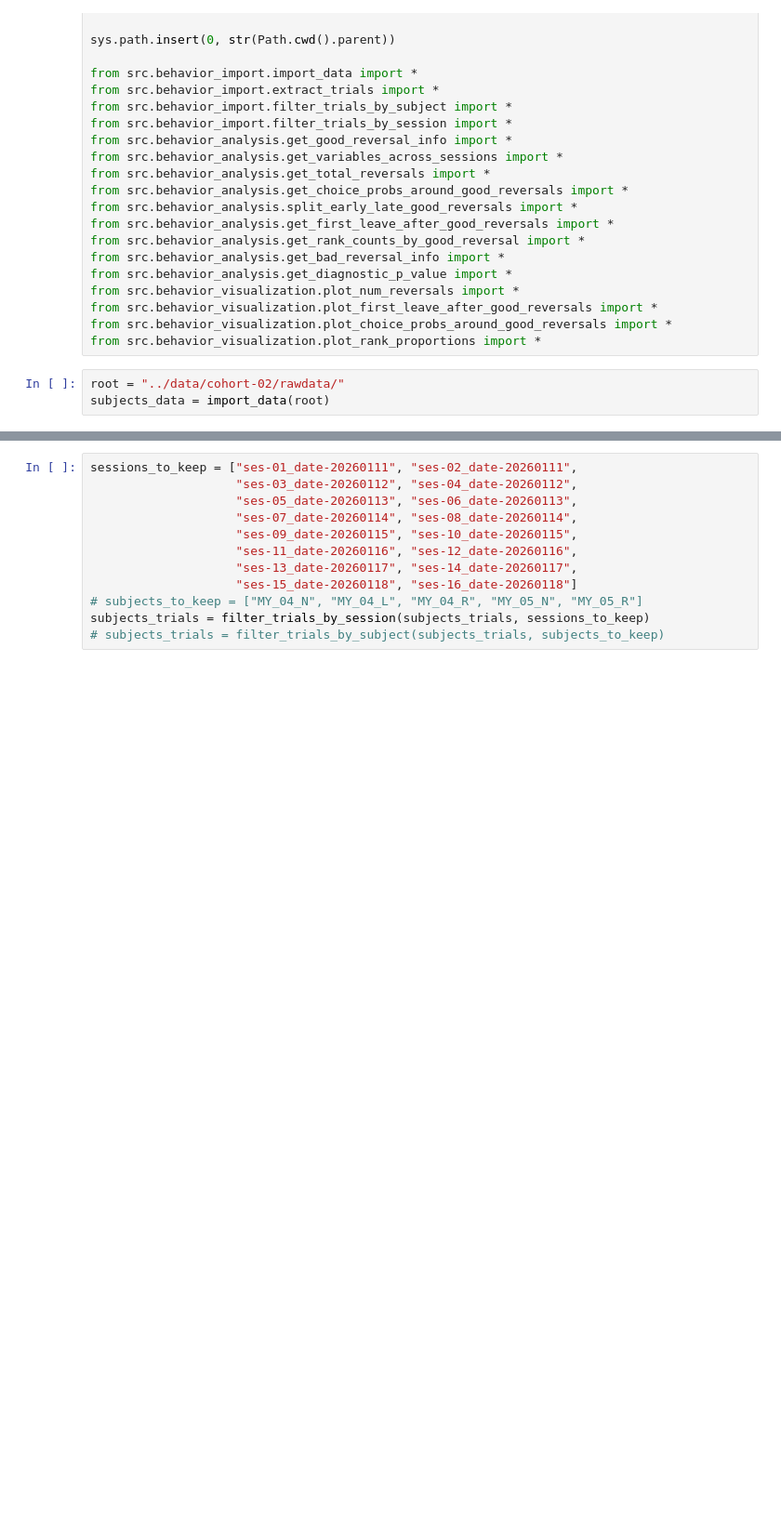
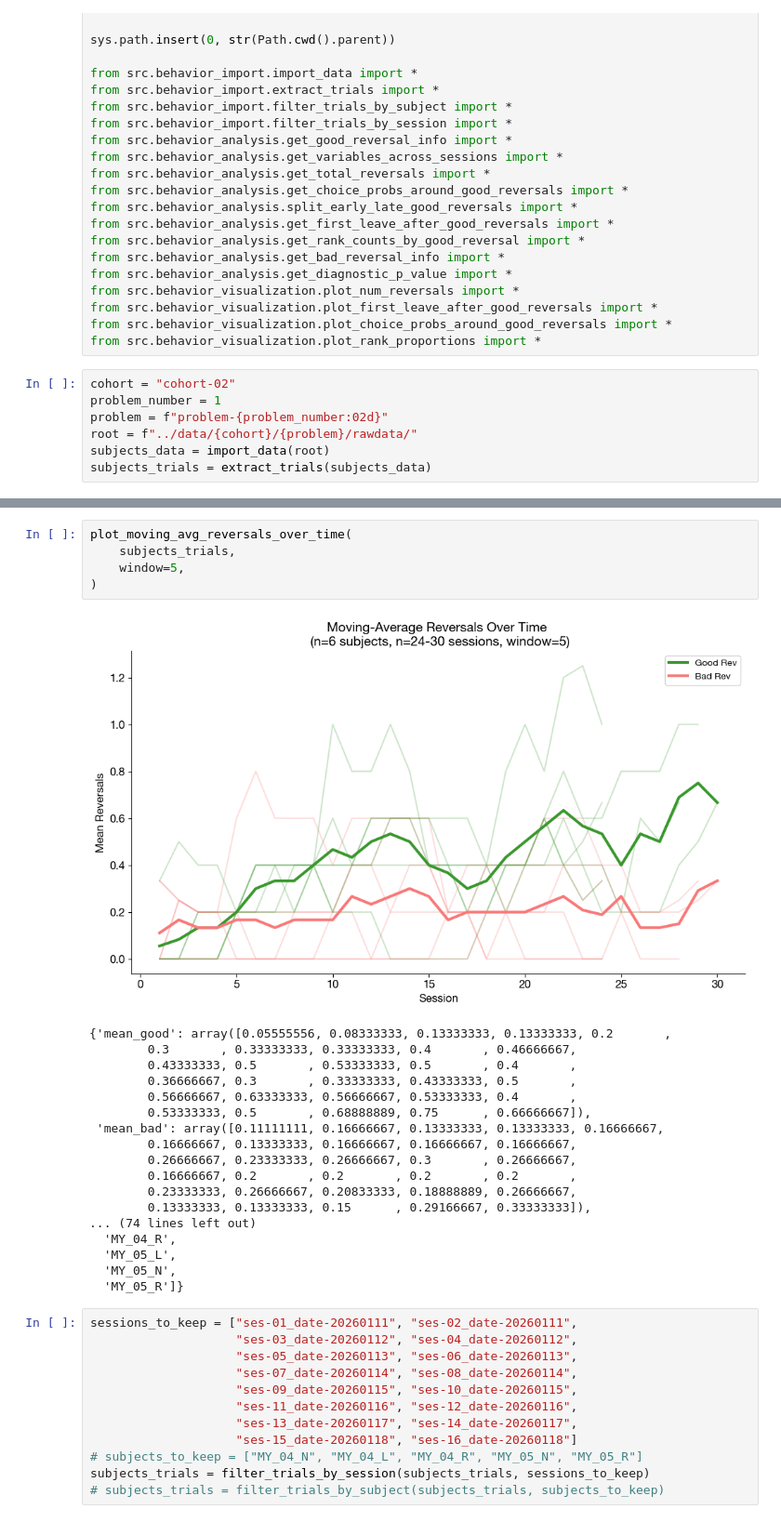
Before and after one commit to megyoung430/magnitude-bandit-analysis, a Jupyter notebook: scripts/testing_code.ipynb, the cells around one changed output, grey strips where cells are left out. Shown at 93% size. Cells and saved outputs as stored; diff of their text form; blank space fills up the shorter version.

```diff
--- a/scripts/testing_code.ipynb
+++ b/scripts/testing_code.ipynb
@@ -30,7 +30,11 @@ from src.behavior_visualization.plot_first_leave_after_good_reversals import *
 from src.behavior_visualization.plot_choice_probs_around_good_reversals import *
 from src.behavior_visualization.plot_rank_proportions import *
 # %%
-root = "../data/cohort-02/rawdata/"
+cohort = "cohort-02"
+problem_number = 1
+problem = f"problem-{problem_number:02d}"
+root = f"../data/{cohort}/{problem}/rawdata/"
 subjects_data = import_data(root)
+subjects_trials = extract_trials(subjects_data)
 # %% [output]
 [INFO] Processed 6 subjects(s), 159 session(s).
@@ -44,3 +198,27 @@ subjects_trials = extract_trials(subjects_data)
+# %%
+plot_moving_avg_reversals_over_time(
+    subjects_trials,
+    window=5,
+)
+# %% [output]
+[figure, added]
+{'mean_good': array([0.05555556, 0.08333333, 0.13333333, 0.13333333, 0.2       ,
+        0.3       , 0.33333333, 0.33333333, 0.4       , 0.46666667,
+        0.43333333, 0.5       , 0.53333333, 0.5       , 0.4       ,
+        0.36666667, 0.3       , 0.33333333, 0.43333333, 0.5       ,
+        0.56666667, 0.63333333, 0.56666667, 0.53333333, 0.4       ,
+        0.53333333, 0.5       , 0.68888889, 0.75      , 0.66666667]),
+ 'mean_bad': array([0.11111111, 0.16666667, 0.13333333, 0.13333333, 0.16666667,
+        0.16666667, 0.13333333, 0.16666667, 0.16666667, 0.16666667,
+        0.26666667, 0.23333333, 0.26666667, 0.3       , 0.26666667,
+        0.16666667, 0.2       , 0.2       , 0.2       , 0.2       ,
+        0.23333333, 0.26666667, 0.20833333, 0.18888889, 0.26666667,
+        0.13333333, 0.13333333, 0.15      , 0.29166667, 0.33333333]),
+... (74 lines left out)
+  'MY_04_R',
+  'MY_05_L',
+  'MY_05_N',
+  'MY_05_R']}
 # %%
 sessions_to_keep = ["ses-01_date-20260111", "ses-02_date-20260111",
                     "ses-03_date-20260112", "ses-04_date-20260112",
```
Also changed, not shown: parts of 3 cells of this notebook, 2 other files.
